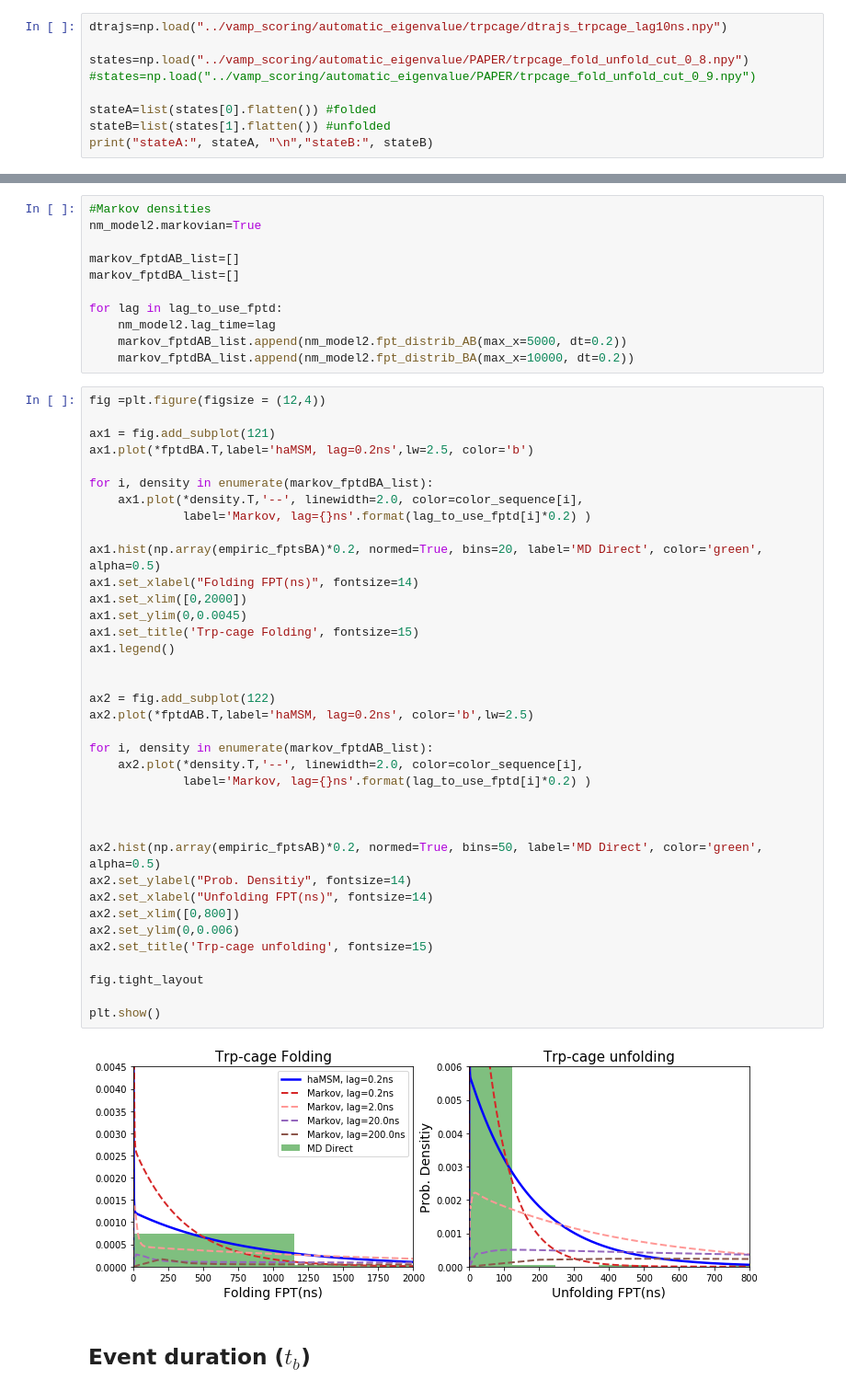
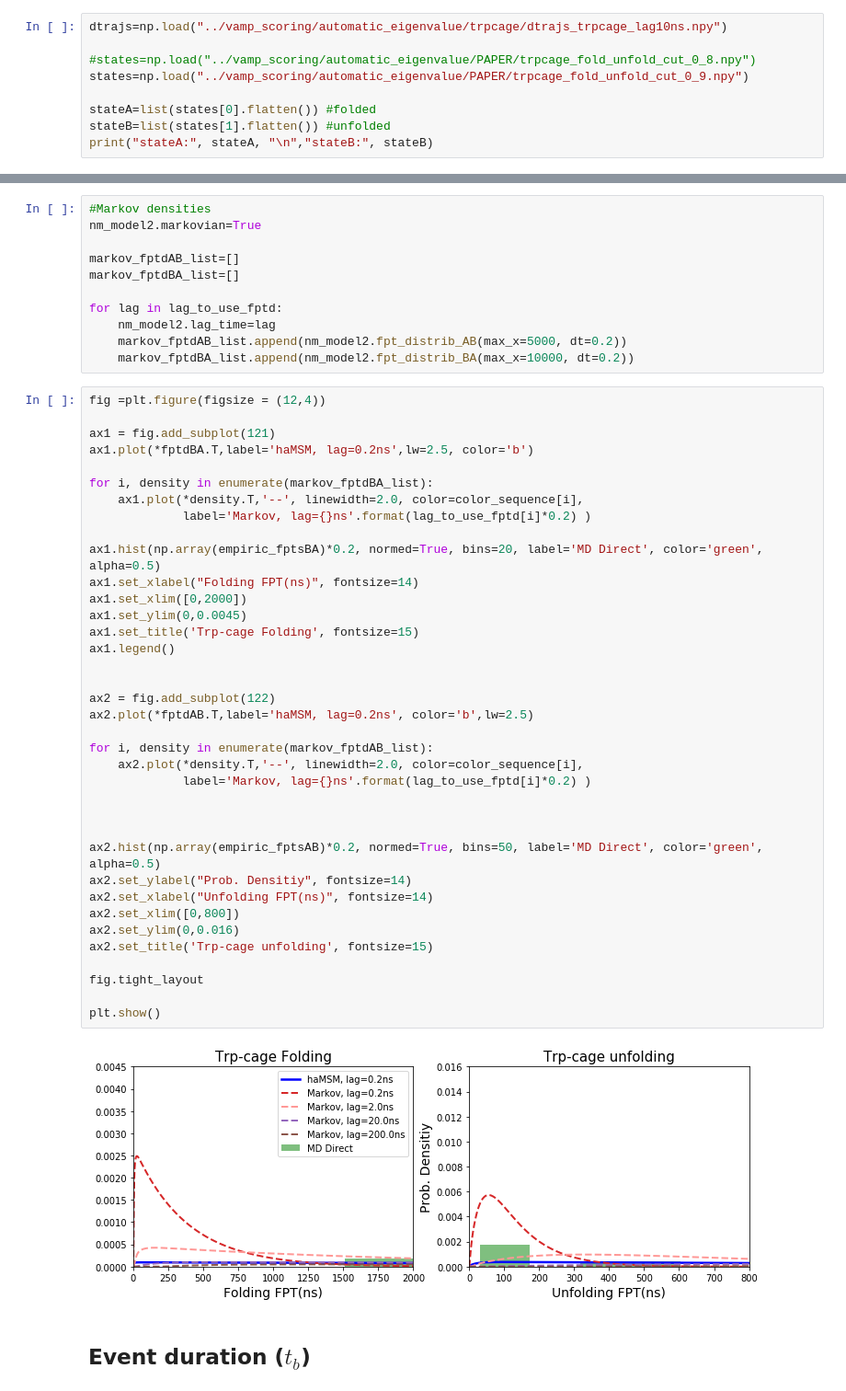
Before and after one commit to choderalab/msm-mfpt, a Jupyter notebook: models2/TrpCage_mfpts_corrfunc_FS_cut_0_9.ipynb, the cells around one changed output, grey strips where cells are left out. Shown at 92% size. Drawn from its saved outputs; the diff is of its cells as text.

```diff
--- a/models2/TrpCage_mfpts_corrfunc_FS_cut_0_9.ipynb
+++ b/models2/TrpCage_mfpts_corrfunc_FS_cut_0_9.ipynb
@@ -159,8 +159,8 @@ def confindence_interval_cdf(populations, totCounts, conf_interval=0.95, n_sampl
 # %%
 dtrajs=np.load("../vamp_scoring/automatic_eigenvalue/trpcage/dtrajs_trpcage_lag10ns.npy")
 
-states=np.load("../vamp_scoring/automatic_eigenvalue/PAPER/trpcage_fold_unfold_cut_0_8.npy")
-#states=np.load("../vamp_scoring/automatic_eigenvalue/PAPER/trpcage_fold_unfold_cut_0_9.npy")
+#states=np.load("../vamp_scoring/automatic_eigenvalue/PAPER/trpcage_fold_unfold_cut_0_8.npy")
+states=np.load("../vamp_scoring/automatic_eigenvalue/PAPER/trpcage_fold_unfold_cut_0_9.npy")
 
 stateA=list(states[0].flatten()) #folded
 stateB=list(states[1].flatten()) #unfolded
@@ -415,35 +415,35 @@ for i, density in enumerate(markov_fptdBA_list):
     ax1.plot(*density.T,'--', linewidth=2.0, color=color_sequence[i],
              label='Markov, lag={}ns'.format(lag_to_use_fptd[i]*0.2) )
 
 ax1.hist(np.array(empiric_fptsBA)*0.2, normed=True, bins=20, label='MD Direct', color='green', alpha=0.5)
 ax1.set_xlabel("Folding FPT(ns)", fontsize=14)
 ax1.set_xlim([0,2000])
 ax1.set_ylim(0,0.0045)
 ax1.set_title('Trp-cage Folding', fontsize=15)
 ax1.legend()
 
 
 ax2 = fig.add_subplot(122)
 ax2.plot(*fptdAB.T,label='haMSM, lag=0.2ns', color='b',lw=2.5)
 
 for i, density in enumerate(markov_fptdAB_list):
     ax2.plot(*density.T,'--', linewidth=2.0, color=color_sequence[i],
              label='Markov, lag={}ns'.format(lag_to_use_fptd[i]*0.2) )
 
 
 
 ax2.hist(np.array(empiric_fptsAB)*0.2, normed=True, bins=50, label='MD Direct', color='green', alpha=0.5)
 ax2.set_ylabel("Prob. Densitiy", fontsize=14)
 ax2.set_xlabel("Unfolding FPT(ns)", fontsize=14)
 ax2.set_xlim([0,800])
-ax2.set_ylim(0,0.006)
+ax2.set_ylim(0,0.016)
 ax2.set_title('Trp-cage unfolding', fontsize=15)
 
 fig.tight_layout
 
 plt.show()
 # %% [output]
-[figure, old version]
+[figure, new version]
 # %% [markdown]
 ## Event duration ($t_b$)
 # %%
```
Also changed, not shown: parts of 9 cells of this notebook, 3 other files.
